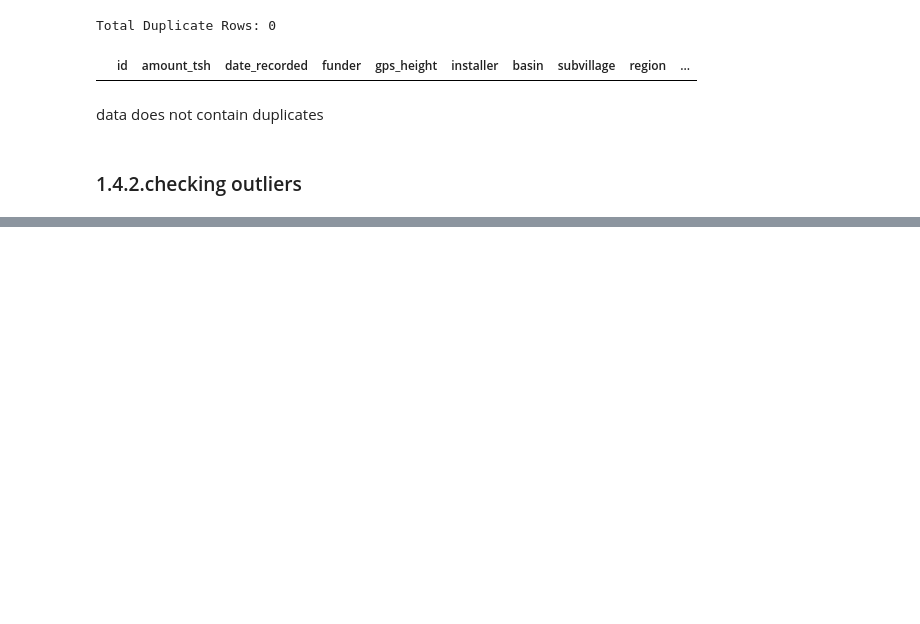
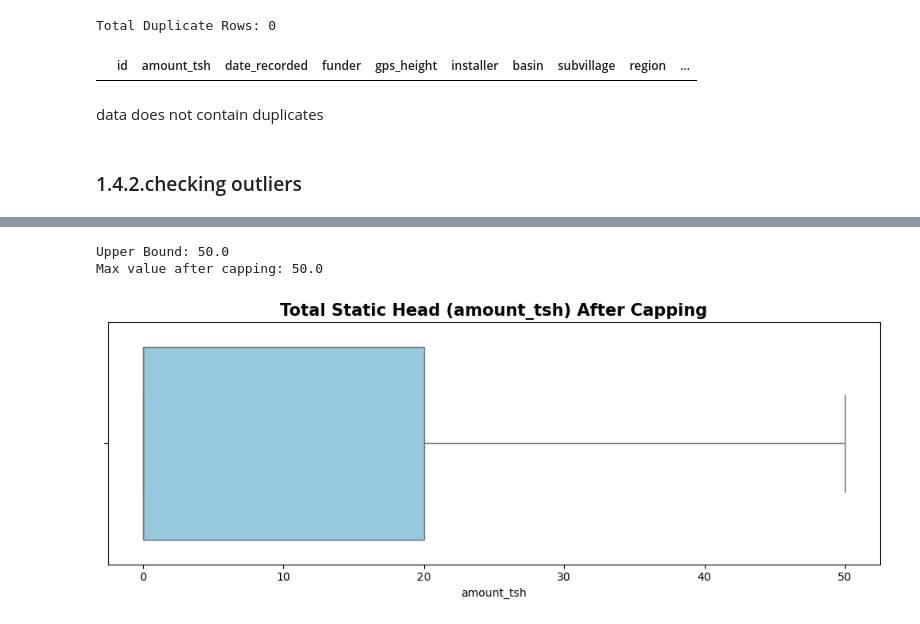
Before and after one commit to nduvawinnie/TANZANIAN_WATERWELL_PREDICTIVE_MODEL_REVIEW_1, a Jupyter notebook: PHASE_3_PROJECT/Tanzanian_water_wells.ipynb, the cells around one changed output, grey strips where cells are left out. Saved outputs shown, nothing was run; the diff lists cells and outputs as text; code cells hidden in the pictures; blank space fills up the shorter version.

```diff
--- a/PHASE_3_PROJECT/Tanzanian_water_wells.ipynb
+++ b/PHASE_3_PROJECT/Tanzanian_water_wells.ipynb
@@ -656,0 +662,26 @@ plt.show()
+# %%
+# Calculate the upper bound for amount_tsh
+Q1 = df['amount_tsh'].quantile(0.25)
+Q3 = df['amount_tsh'].quantile(0.75)
+IQR = Q3 - Q1
+upper_bound = Q3 + 1.5 * IQR
+
+print(f"Upper Bound: {upper_bound}")
+
+# Cap the outliers at the upper bound
+df['amount_tsh'] = df['amount_tsh'].clip(upper=upper_bound)
+
+# Confirm the capping worked
+print(f"Max value after capping: {df['amount_tsh'].max()}")
+# %% [output]
+Upper Bound: 50.0
+Max value after capping: 50.0
+# %%
+# Visualise the amount_tsh column after capping
+plt.figure(figsize=(10, 4))
+sns.boxplot(x=df['amount_tsh'], color='skyblue')
+plt.title('Total Static Head (amount_tsh) After Capping', fontsize=15, fontweight='bold')
+plt.tight_layout()
+plt.show()
+# %% [output]
+[figure, added]
```
Also changed, not shown: parts of 40 cells of this notebook.
